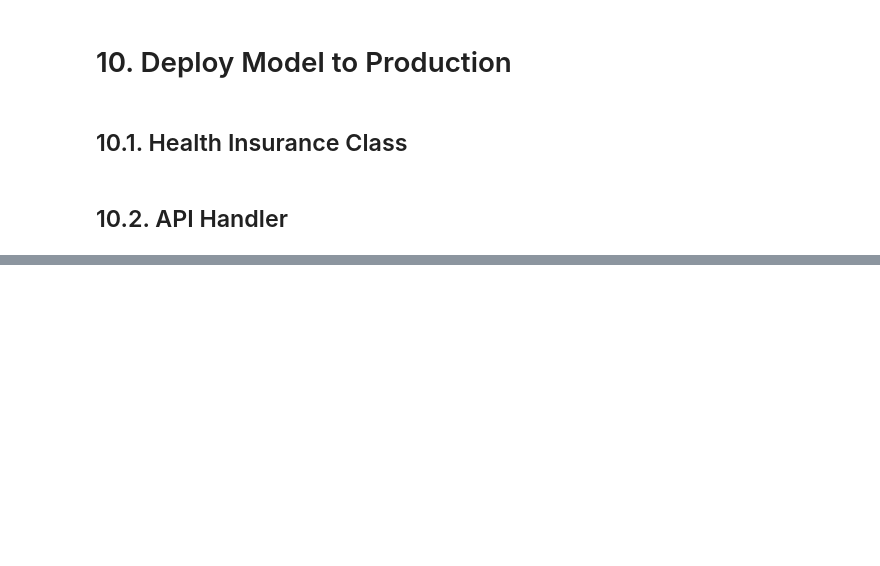
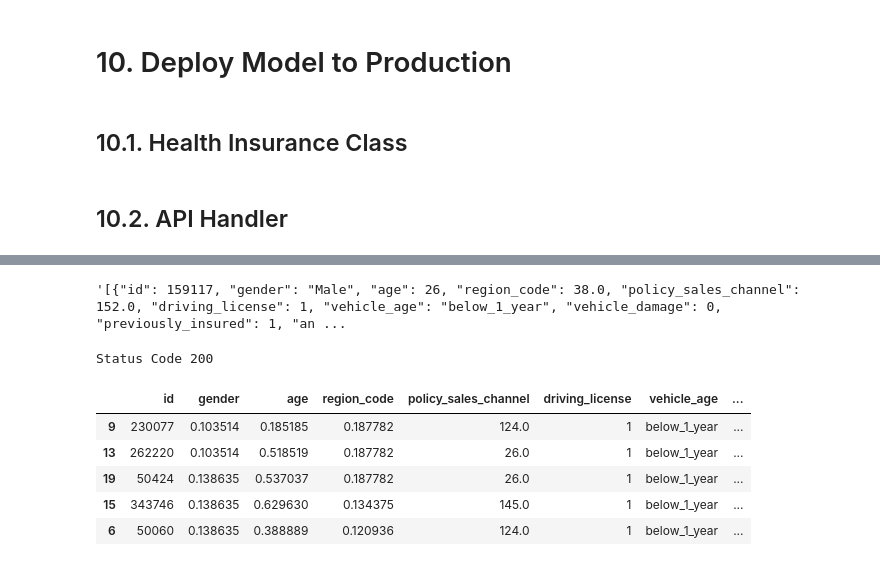
Before and after one commit to Gutscs/Health-Insurance-Cross-Sell, a Jupyter notebook: HealthInsurance.ipynb, the cells around one changed output, grey strips where cells are left out. Saved outputs shown, nothing was run; the diff lists cells and outputs as text; code cells hidden in the pictures; blank space fills up the shorter version.

```diff
--- a/HealthInsurance.ipynb
+++ b/HealthInsurance.ipynb
@@ -930,0 +936,33 @@ if __name__ == '__main__':
+# %%
+# loading test dataset
+df_test = x_validation
+df_test['response'] = y_validation
+# %%
+# getting a sample
+df_test_1 = df_test.sample(20)
+# %%
+# convert dataframe to json
+data = json.dumps( df_test_1.to_dict( orient='records' ) )
+data
+# %% [output]
+'[{"id": 159117, "gender": "Male", "age": 26, "region_code": 38.0, "policy_sales_channel": 152.0, "driving_license": 1, "vehicle_age": "below_1_year", "vehicle_damage": 0, "previously_insured": 1, "an ...
+# %%
+# API Call
+#url = "http://192.168.15.13:5000/predict"
+url = "https://health-insurance-gcs.herokuapp.com/predict"
+header = { "Content-type":"application/json" }
+
+r = requests.post( url, data=data, headers=header )
+print( 'Status Code {}'.format( r.status_code ) )
+# %% [output]
+Status Code 200
+# %%
+d1 = pd.DataFrame( r.json(), columns=r.json()[0].keys() )
+d1.sort_values( 'score', ascending=False ).head()
+# %% [output]
+|  | id | gender | age | region_code | policy_sales_channel | driving_license | vehicle_age | ... |
+| 9 | 230077 | 0.103514 | 0.185185 | 0.187782 | 124.0 | 1 | below_1_year | ... |
+| 13 | 262220 | 0.103514 | 0.518519 | 0.187782 | 26.0 | 1 | below_1_year | ... |
+| 19 | 50424 | 0.138635 | 0.537037 | 0.187782 | 26.0 | 1 | below_1_year | ... |
+| 15 | 343746 | 0.138635 | 0.629630 | 0.134375 | 145.0 | 1 | below_1_year | ... |
+| 6 | 50060 | 0.138635 | 0.388889 | 0.120936 | 124.0 | 1 | below_1_year | ... |
```
Also changed, not shown: parts of 8 cells of this notebook.
